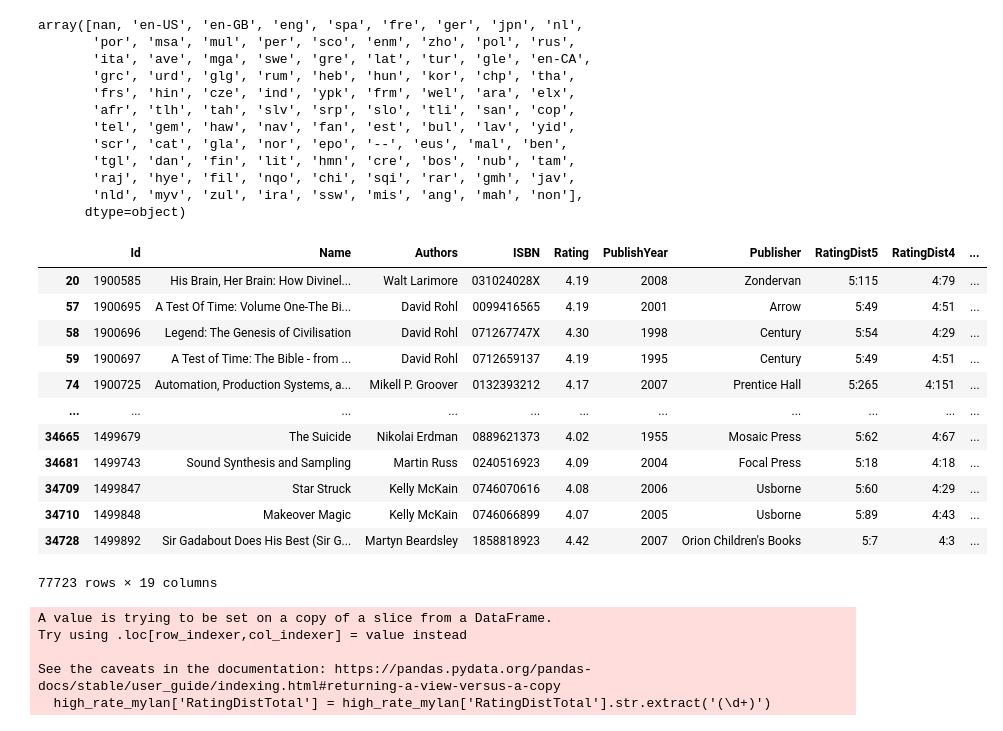
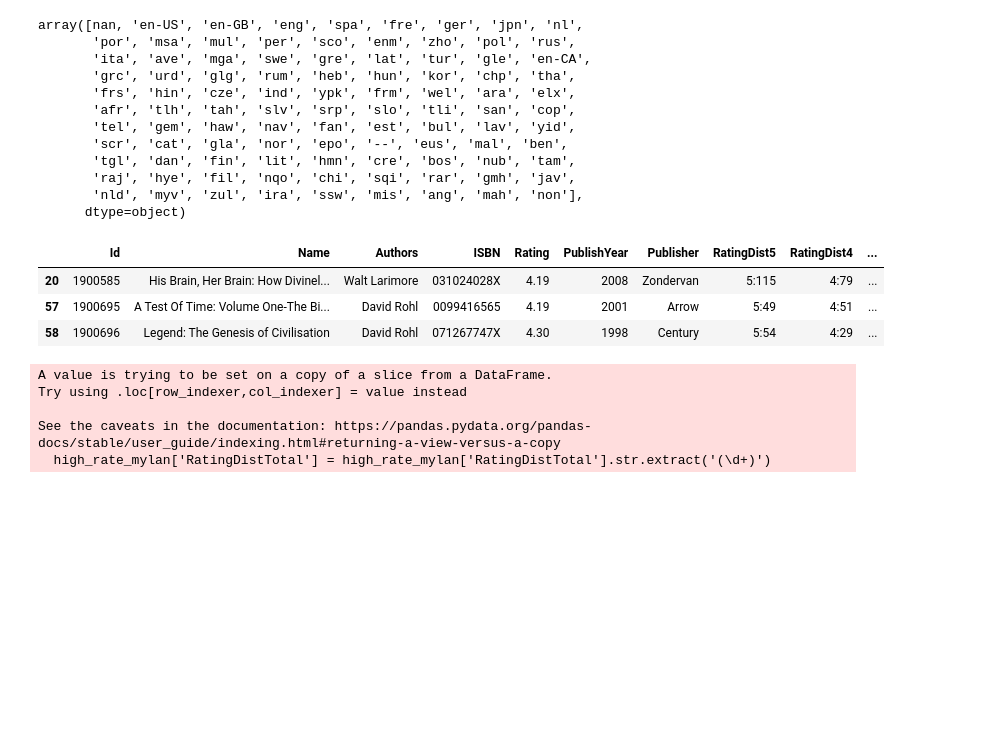
Before and after one commit to Califsummer/GoodreadsBookRecommendation, a Jupyter notebook: Goodreads.ipynb, the cells around one changed output. Drawn from its saved outputs; the diff is of its cells as text; code cells hidden in the pictures; blank space fills up the shorter version.

```diff
--- a/Goodreads.ipynb
+++ b/Goodreads.ipynb
@@ -101,21 +104,12 @@ array([nan, 'en-US', 'en-GB', 'eng', 'spa', 'fre', 'ger', 'jpn', 'nl',
 # %%
 # I read in English, Chinese and French, list the books in these languages
 high_rate_mylan = high_rate[high_rate['Language'].isin(['eng', 'en-US', 'fre', 'en-GB', 'en-CA', 'zho'])]
-high_rate_mylan
+high_rate_mylan.head(3)
 # %% [output]
 |  | Id | Name | Authors | ISBN | Rating | PublishYear | Publisher | RatingDist5 | RatingDist4 | ... |
 | 20 | 1900585 | His Brain, Her Brain: How Divinel... | Walt Larimore | 031024028X | 4.19 | 2008 | Zondervan | 5:115 | 4:79 | ... |
 | 57 | 1900695 | A Test Of Time: Volume One-The Bi... | David Rohl | 0099416565 | 4.19 | 2001 | Arrow | 5:49 | 4:51 | ... |
 | 58 | 1900696 | Legend: The Genesis of Civilisation | David Rohl | 071267747X | 4.30 | 1998 | Century | 5:54 | 4:29 | ... |
-| 59 | 1900697 | A Test of Time: The Bible - from ... | David Rohl | 0712659137 | 4.19 | 1995 | Century | 5:49 | 4:51 | ... |
-| 74 | 1900725 | Automation, Production Systems, a... | Mikell P. Groover | 0132393212 | 4.17 | 2007 | Prentice Hall | 5:265 | 4:151 | ... |
-| ... | ... | ... | ... | ... | ... | ... | ... | ... | ... | ... |
-| 34665 | 1499679 | The Suicide | Nikolai Erdman | 0889621373 | 4.02 | 1955 | Mosaic Press | 5:62 | 4:67 | ... |
-| 34681 | 1499743 | Sound Synthesis and Sampling | Martin Russ | 0240516923 | 4.09 | 2004 | Focal Press | 5:18 | 4:18 | ... |
-| 34709 | 1499847 | Star Struck | Kelly McKain | 0746070616 | 4.08 | 2006 | Usborne | 5:60 | 4:29 | ... |
-| 34710 | 1499848 | Makeover Magic | Kelly McKain | 0746066899 | 4.07 | 2005 | Usborne | 5:89 | 4:43 | ... |
-| 34728 | 1499892 | Sir Gadabout Does His Best (Sir G... | Martyn Beardsley | 1858818923 | 4.42 | 2007 | Orion Children's Books | 5:7 | 4:3 | ... |
-77723 rows × 19 columns
 # %%
 high_rate_mylan['RatingDistTotal'] = high_rate_mylan['RatingDistTotal'].str.extract('(\d+)')
 # %% [output]
```
Also changed, not shown: parts of 33 cells of this notebook.
